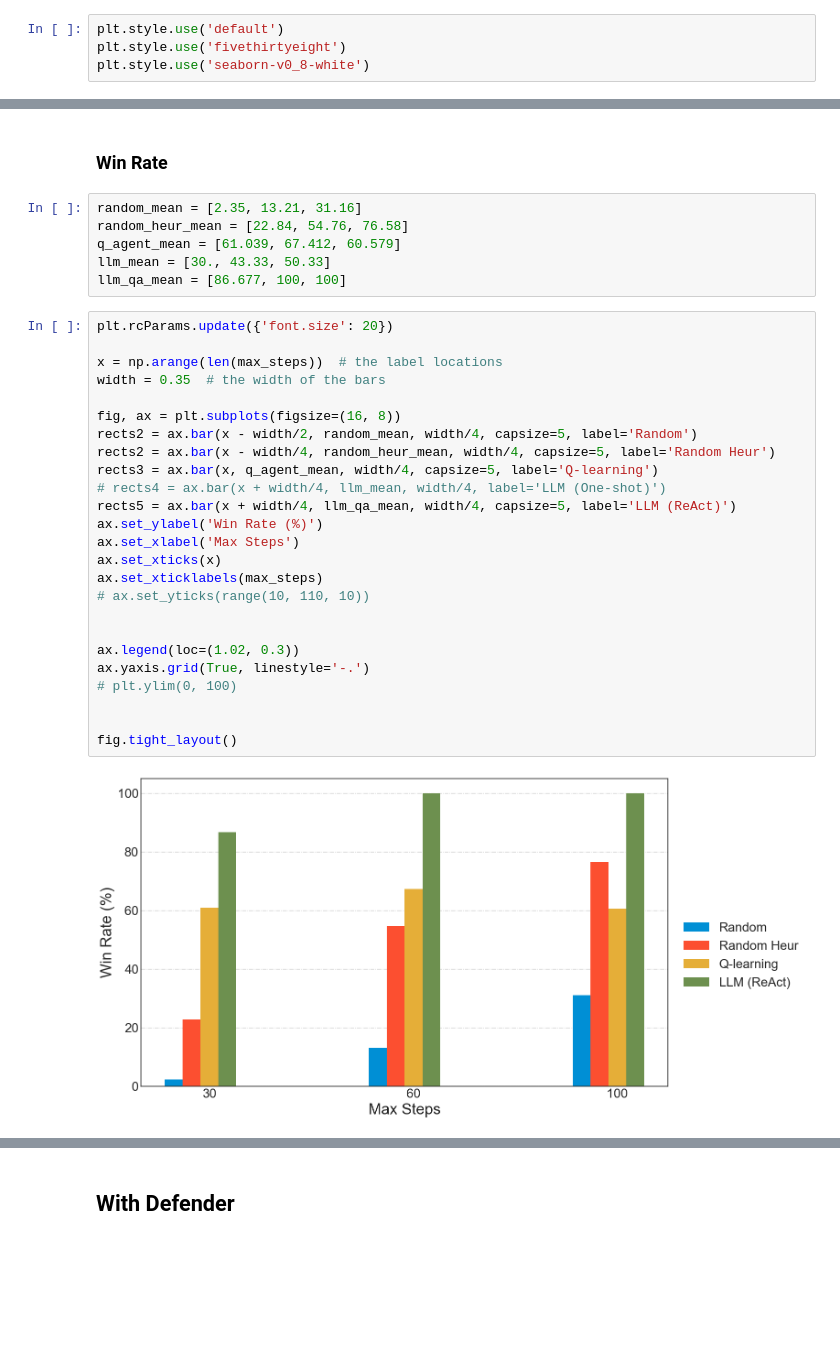
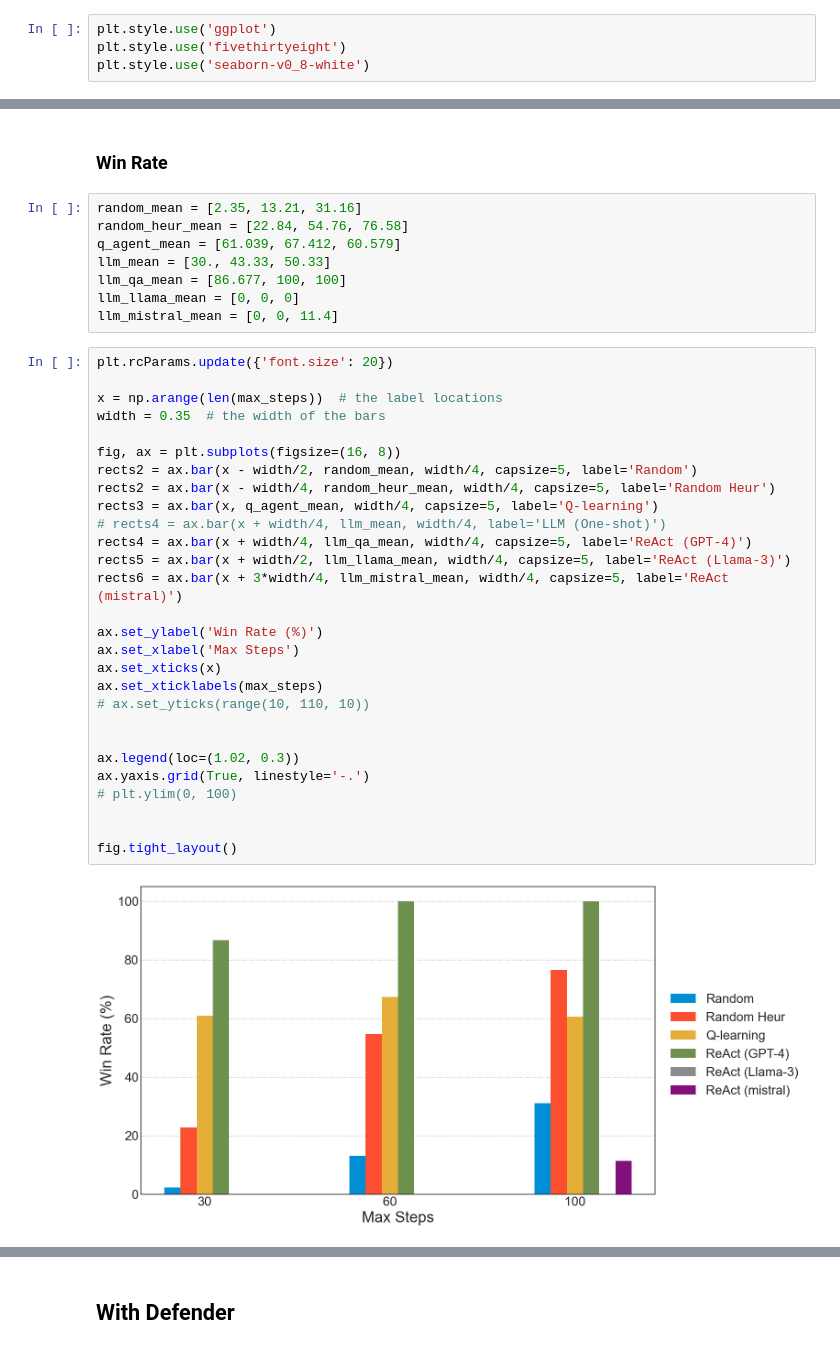
Before and after one commit to stratosphereips/NetSecGame, a Jupyter notebook: notebooks/paper_return_win_rate_small.ipynb, the cells around one changed output, grey strips where cells are left out. Drawn from its saved outputs; the diff is of its cells as text; blank space fills up the shorter version.

Commit message:
Add new figures for LNAI

```diff
--- a/notebooks/paper_return_win_rate_small.ipynb
+++ b/notebooks/paper_return_win_rate_small.ipynb
@@ -2,7 +2,7 @@
 import numpy as np
 import matplotlib.pyplot as plt
 # %%
-plt.style.use('default')
+plt.style.use('ggplot')
 plt.style.use('fivethirtyeight')
 plt.style.use('seaborn-v0_8-white')
 # %%
@@ -72,30 +72,35 @@ random_heur_mean = [22.84, 54.76, 76.58]
 q_agent_mean = [61.039, 67.412, 60.579]
 llm_mean = [30., 43.33, 50.33]
 llm_qa_mean = [86.677, 100, 100]
+llm_llama_mean = [0, 0, 0]
+llm_mistral_mean = [0, 0, 11.4]
 # %%
 plt.rcParams.update({'font.size': 20})
 
 x = np.arange(len(max_steps))  # the label locations
 width = 0.35  # the width of the bars
 
 fig, ax = plt.subplots(figsize=(16, 8))
 rects2 = ax.bar(x - width/2, random_mean, width/4, capsize=5, label='Random')
 rects2 = ax.bar(x - width/4, random_heur_mean, width/4, capsize=5, label='Random Heur')
 rects3 = ax.bar(x, q_agent_mean, width/4, capsize=5, label='Q-learning')
 # rects4 = ax.bar(x + width/4, llm_mean, width/4, label='LLM (One-shot)')
-rects5 = ax.bar(x + width/4, llm_qa_mean, width/4, capsize=5, label='LLM (ReAct)')
+rects4 = ax.bar(x + width/4, llm_qa_mean, width/4, capsize=5, label='ReAct (GPT-4)')
+rects5 = ax.bar(x + width/2, llm_llama_mean, width/4, capsize=5, label='ReAct (Llama-3)')
+rects6 = ax.bar(x + 3*width/4, llm_mistral_mean, width/4, capsize=5, label='ReAct (mistral)')
+
 ax.set_ylabel('Win Rate (%)')
 ax.set_xlabel('Max Steps')
 ax.set_xticks(x)
 ax.set_xticklabels(max_steps)
 # ax.set_yticks(range(10, 110, 10))
 
 
 ax.legend(loc=(1.02, 0.3))
 ax.yaxis.grid(True, linestyle='-.')
 # plt.ylim(0, 100)
 
 
 fig.tight_layout()
 # %% [output]
-[figure, old version]
+[figure, new version]
```
Also changed, not shown: parts of 4 cells of this notebook, 1 other file.
